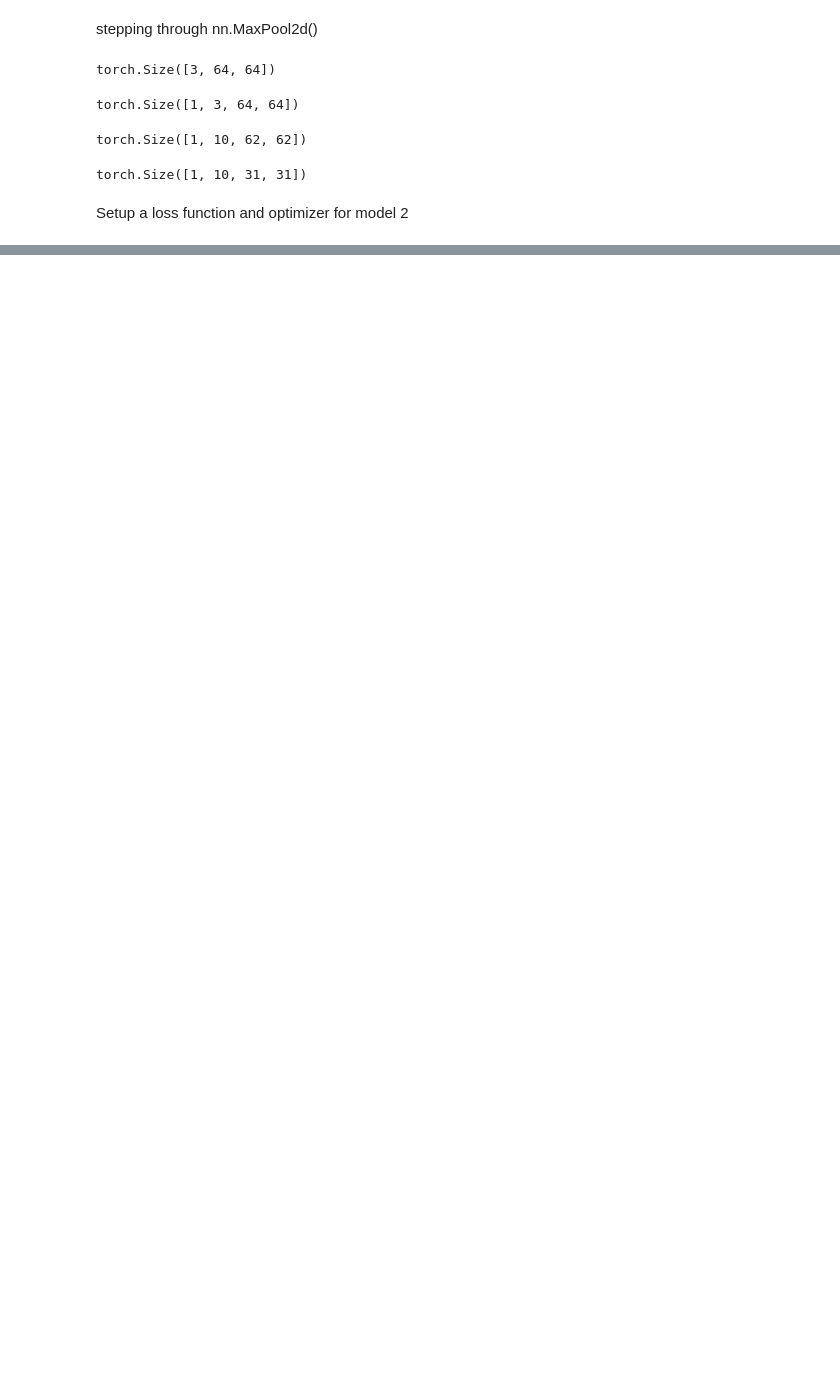
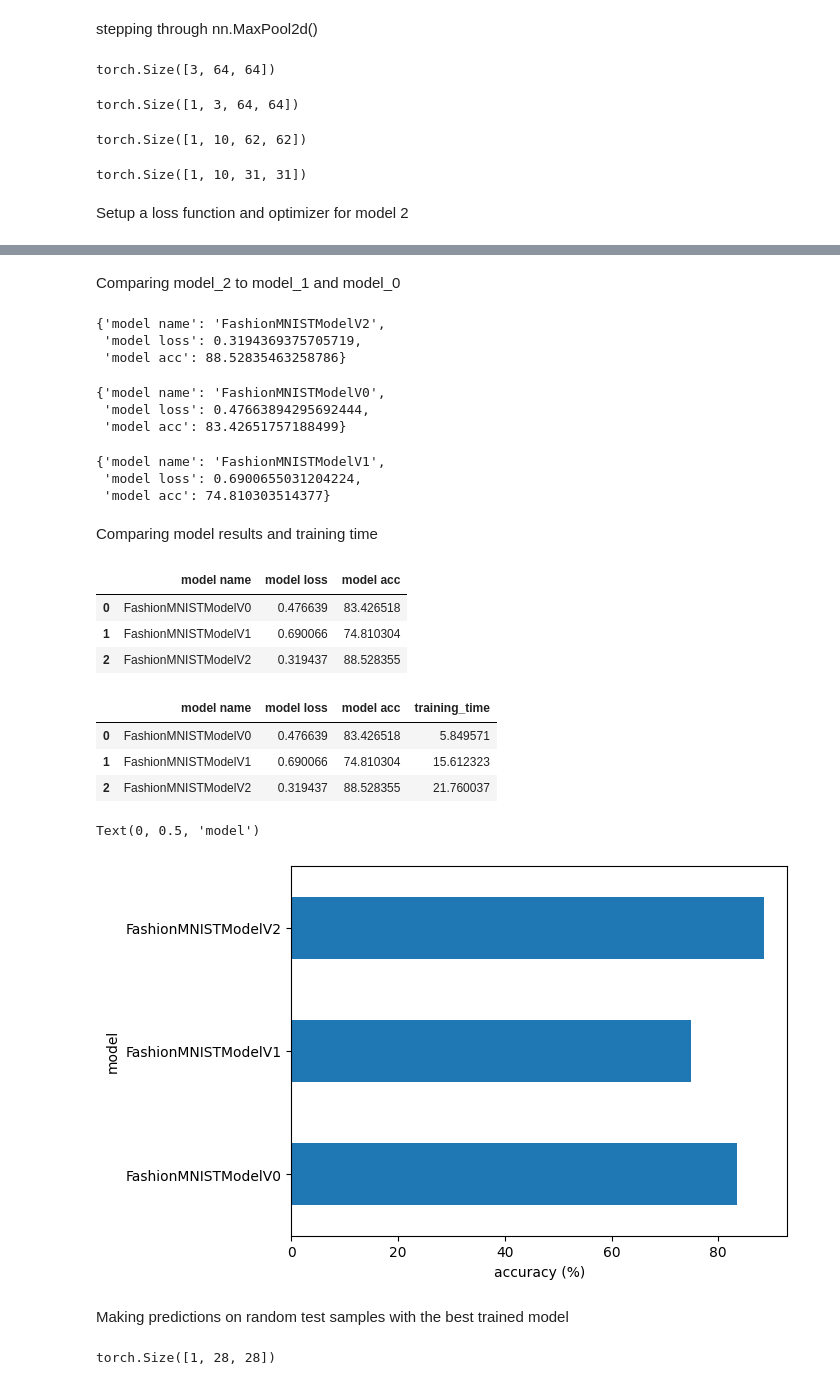
Before and after one commit to RyanTang019/PyTorch, a Jupyter notebook: 03_PyTorch_ComputerVision.ipynb, the cells around one changed output, grey strips where cells are left out. Cells and saved outputs as stored; diff of their text form; code cells hidden in the pictures; blank space fills up the shorter version.

Commit message:
complete computer vision notebook and saved the new model into the models folder for future use

```diff
--- a/03_PyTorch_ComputerVision.ipynb
+++ b/03_PyTorch_ComputerVision.ipynb
@@ -671,5 +649,5 @@ Setup a loss function and optimizer for model 2
 # %%
 from helper_functions import accuracy_fn
 loss_fn = nn.CrossEntropyLoss()
-optimizer = torch.optim.SGD(params=model_2.parameters(),
+optimizer_2 = torch.optim.SGD(params=model_2.parameters(),
                             lr=0.1)
@@ -675,0 +711,59 @@ optimizer = torch.optim.SGD(params=model_2.parameters(),
+# %% [markdown]
+Comparing model_2 to model_1 and model_0
+# %%
+model_2_results = eval_model(model=model_2,
+                             data_loader=test_dataloader,
+                             loss_fn=loss_fn,
+                             accuracy_fn=accuracy_fn,
+                             device=device)
+model_2_results
+# %% [output]
+{'model name': 'FashionMNISTModelV2',
+ 'model loss': 0.3194369375705719,
+ 'model acc': 88.52835463258786}
+# %%
+model_0_results
+# %% [output]
+{'model name': 'FashionMNISTModelV0',
+ 'model loss': 0.47663894295692444,
+ 'model acc': 83.42651757188499}
+# %%
+model_1_results
+# %% [output]
+{'model name': 'FashionMNISTModelV1',
+ 'model loss': 0.6900655031204224,
+ 'model acc': 74.810303514377}
+# %% [markdown]
+Comparing model results and training time
+# %%
+import pandas as pd
+compare_results = pd.DataFrame([model_0_results,
+                               model_1_results,
+                               model_2_results])
+compare_results
+# %% [output]
+|  | model name | model loss | model acc |
+| 0 | FashionMNISTModelV0 | 0.476639 | 83.426518 |
+| 1 | FashionMNISTModelV1 | 0.690066 | 74.810304 |
+| 2 | FashionMNISTModelV2 | 0.319437 | 88.528355 |
+# %%
+#add training time to reults comparison
+compare_results["training_time"]=[total_train_time_model_0,         #adds a new column
+                                  total_train_time_model_1,
+                                  total_train_time_model_2]
+compare_results
+# %% [output]
+|  | model name | model loss | model acc | training_time |
+| 0 | FashionMNISTModelV0 | 0.476639 | 83.426518 | 5.849571 |
+| 1 | FashionMNISTModelV1 | 0.690066 | 74.810304 | 15.612323 |
+| 2 | FashionMNISTModelV2 | 0.319437 | 88.528355 | 21.760037 |
+# %%
+#visualize our model results
+compare_results.set_index("model name")["model acc"].plot(kind="barh")
+plt.xlabel("accuracy (%)")
+plt.ylabel("model")
+# %% [output]
+Text(0, 0.5, 'model')
+[figure, added]
+# %% [markdown]
+Making predictions on random test samples with the best trained model
@@ -675,0 +794,13 @@ optimizer = torch.optim.SGD(params=model_2.parameters(),
+# %%
+import random
+random.seed(42)
+test_samples = []
+test_labels=[]
+for sample,label in random.sample(list(test_data),k=9):         #9 samples
+    test_samples.append(sample)
+    test_labels.append(label)
+
+#view the first sample shape
+test_samples[0].shape
+# %% [output]
+torch.Size([1, 28, 28])
```
Also changed, not shown: parts of 35 cells of this notebook, 1 other file.
